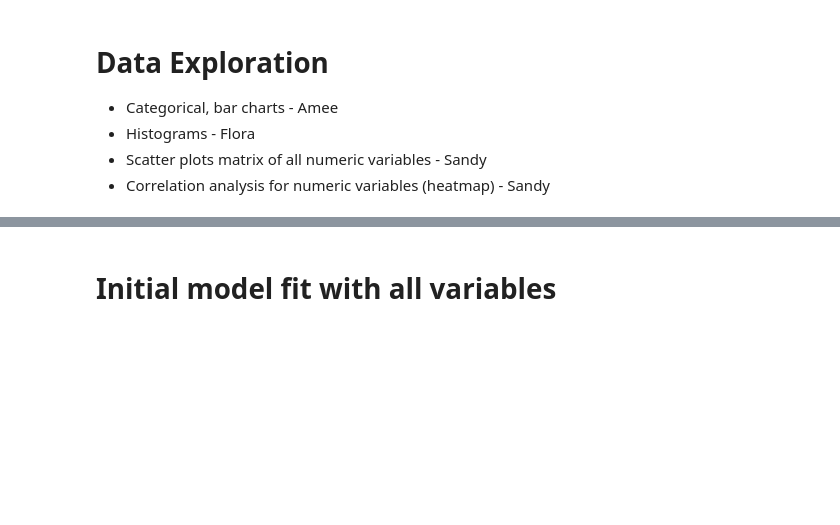
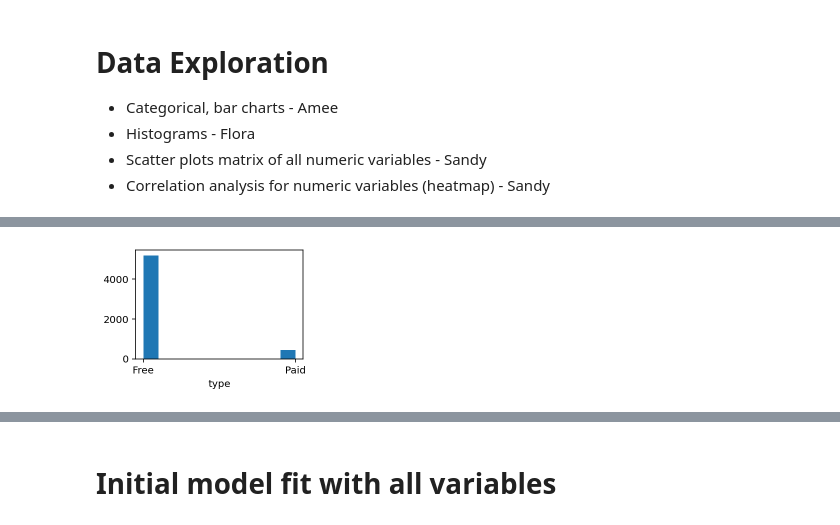
Before and after one commit to flomch/linear-regression-final-project, a Jupyter notebook: analysis.ipynb, the cells around one changed output, grey strips where cells are left out. Cells and saved outputs as stored; diff of their text form; code cells hidden in the pictures; blank space fills up the shorter version.

```diff
--- a/analysis.ipynb
+++ b/analysis.ipynb
@@ -30,0 +69,8 @@ df.head()
+# %%
+# Type of game (free vs paid)
+fig, ax = plt.subplots(figsize=(3,2))
+ax.hist(df['type'])
+ax.set_xlabel('type')
+plt.show()
+# %% [output]
+[figure, added]
```
Also changed, not shown: parts of 13 cells of this notebook.
